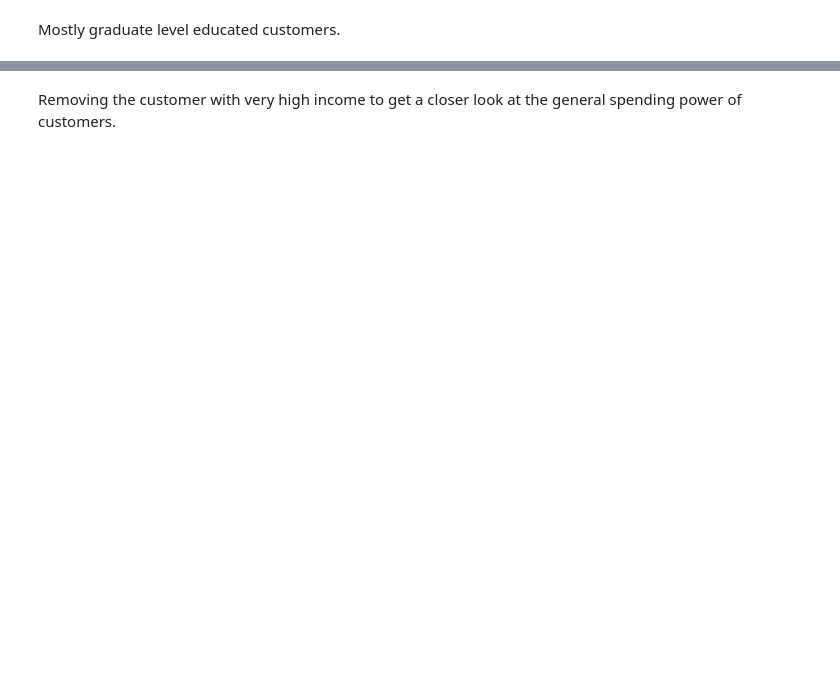
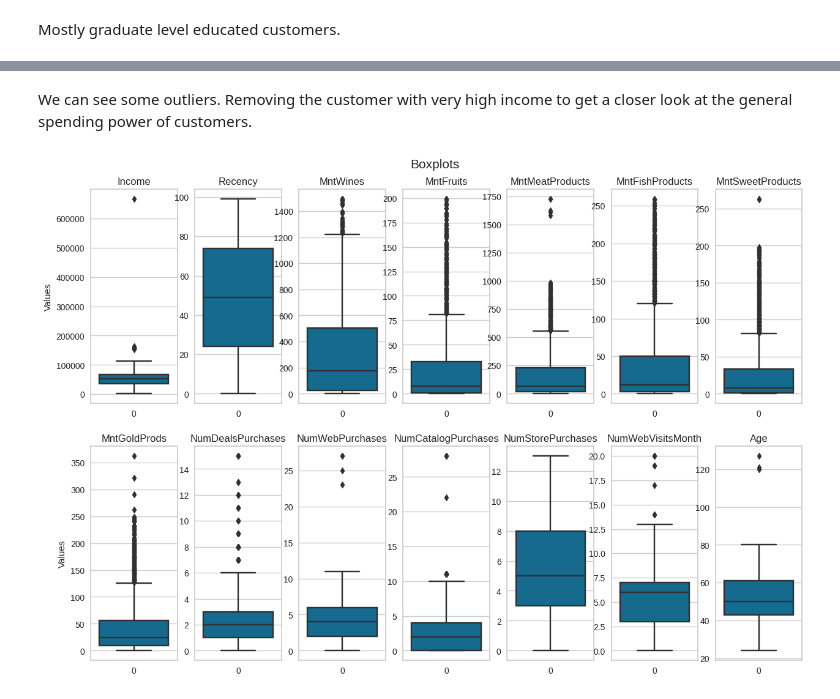
Before and after one commit to akshi-saxena/customer-segmentation, a Jupyter notebook: DMT_Project_Customer_Segmentation.ipynb, the cells around one changed output, grey strips where cells are left out. Saved outputs shown, nothing was run; the diff lists cells and outputs as text; code cells hidden in the pictures; blank space fills up the shorter version.

```diff
--- a/DMT_Project_Customer_Segmentation.ipynb
+++ b/DMT_Project_Customer_Segmentation.ipynb
@@ -183,2 +195,20 @@ plt.show()
 # %% [markdown]
-Removing the customer with very high income to get a closer look at the general spending power of customers.
+
+We can see some outliers. Removing the customer with very high income to get a closer look at the general spending power of customers.
+# %%
+# looking at outliers for all numeric columns
+numeric_columns = ['Income','Recency', 'MntWines', 'MntFruits',
+                   'MntMeatProducts', 'MntFishProducts', 'MntSweetProducts',
+                   'MntGoldProds', 'NumDealsPurchases', 'NumWebPurchases',
+                   'NumCatalogPurchases', 'NumStorePurchases', 'NumWebVisitsMonth','Age']
+
+fig, axs = plt.subplots(2, 7,  figsize=(15,10))
+fig.suptitle('Boxplots', y=0.93, size=15)
+axs = axs.flatten()
+for i, cols  in enumerate(numeric_columns):
+        if i % 7 == 0:
+            axs[i].set_ylabel('Values')
+        sns.boxplot( data = data[cols], orient='v', ax=axs[i])
+        axs[i].set_title(cols)
+# %% [output]
+[figure, added]
```
Also changed, not shown: parts of 42 cells of this notebook.
